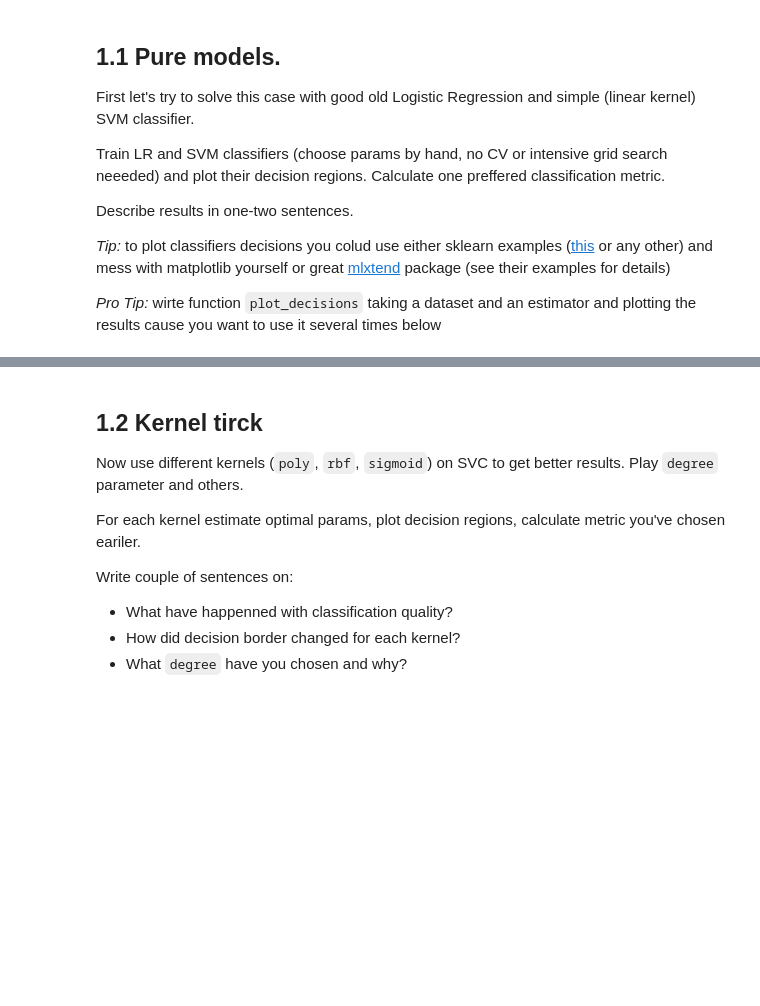
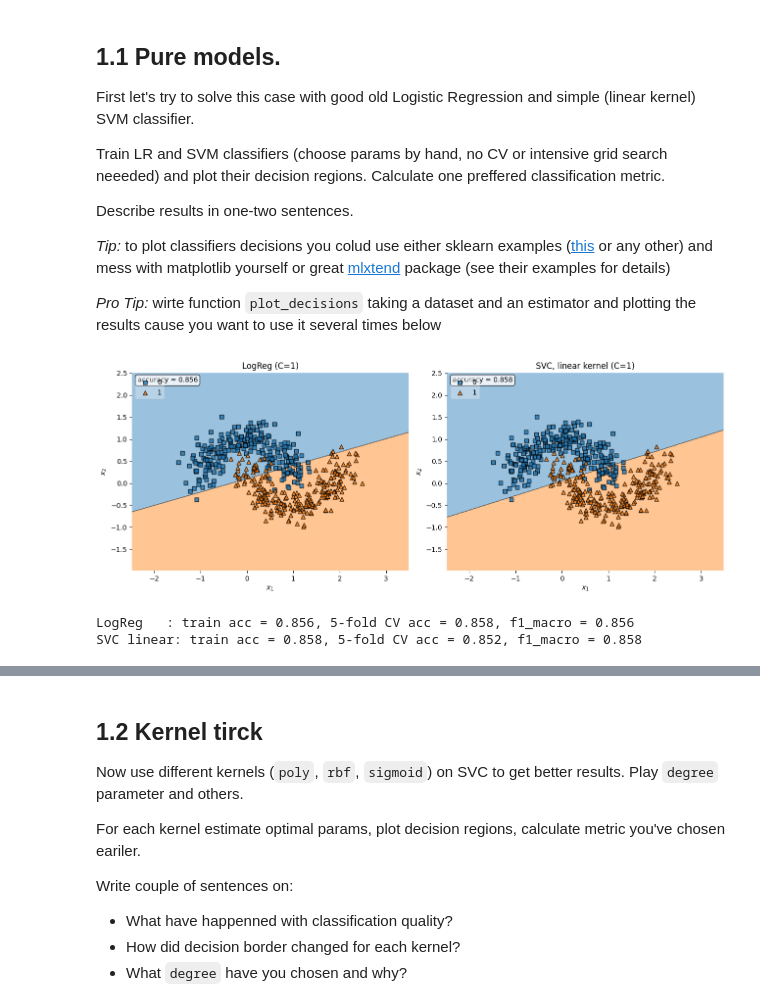
Before and after one commit to izvezdakov/ML, a Jupyter notebook: lab01/lab01_part3_svm_kernels.ipynb, the cells around one changed output, grey strips where cells are left out. Cells and saved outputs as stored; diff of their text form; code cells hidden in the pictures; blank space fills up the shorter version.

```diff
--- a/lab01/lab01_part3_svm_kernels.ipynb
+++ b/lab01/lab01_part3_svm_kernels.ipynb
@@ -52,0 +74,34 @@ svm = SVC(kernel='linear') # here too
+# %%
+from sklearn.linear_model import LogisticRegression
+from sklearn.svm import SVC
+from sklearn.model_selection import cross_val_score
+from sklearn.metrics import accuracy_score, f1_score
+
+# Параметры подобраны вручную: C=1 — разумный компромисс между шириной
+# «полосы» и штрафом за ошибки, сетку в этом пункте не крутим.
+lr = LogisticRegression(C=1.0, max_iter=1000)
+svm_linear = SVC(kernel='linear', C=1.0)
+
+fig, axes = plt.subplots(1, 2, figsize=(13, 5))
+acc_lr = plot_decisions(lr, moons_points, moons_labels, 'LogReg (C=1)', ax=axes[0])
+acc_svm = plot_decisions(svm_linear, moons_points, moons_labels,
+                         'SVC, linear kernel (C=1)', ax=axes[1])
+plt.tight_layout()
+plt.show()
+
+# Метрика: accuracy на 5-фолдовой CV (train-accuracy из plot_decisions — для справки).
+cv_lr = cross_val_score(LogisticRegression(C=1.0, max_iter=1000),
+                        moons_points, moons_labels, cv=5, scoring='accuracy').mean()
+cv_svm = cross_val_score(SVC(kernel='linear', C=1.0),
+                         moons_points, moons_labels, cv=5, scoring='accuracy').mean()
+
+for name, model, train_acc, cv_acc in (
+        ('LogReg   ', lr, acc_lr, cv_lr),
+        ('SVC linear', svm_linear, acc_svm, cv_svm)):
+    print('%s: train acc = %.3f, 5-fold CV acc = %.3f, f1_macro = %.3f'
+          % (name, train_acc, cv_acc,
+             f1_score(moons_labels, model.predict(moons_points), average='macro')))
+# %% [output]
+[figure, added]
+LogReg   : train acc = 0.856, 5-fold CV acc = 0.858, f1_macro = 0.856
+SVC linear: train acc = 0.858, 5-fold CV acc = 0.852, f1_macro = 0.858
```
Also changed, not shown: parts of 16 cells of this notebook.
